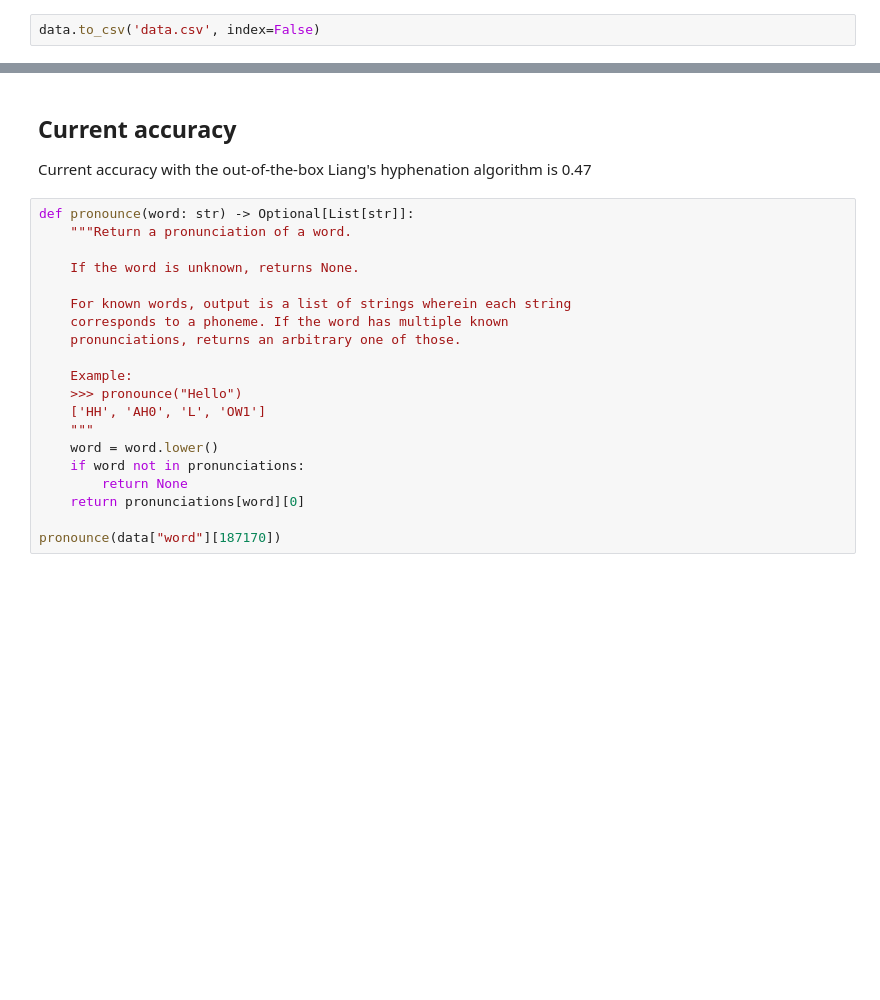
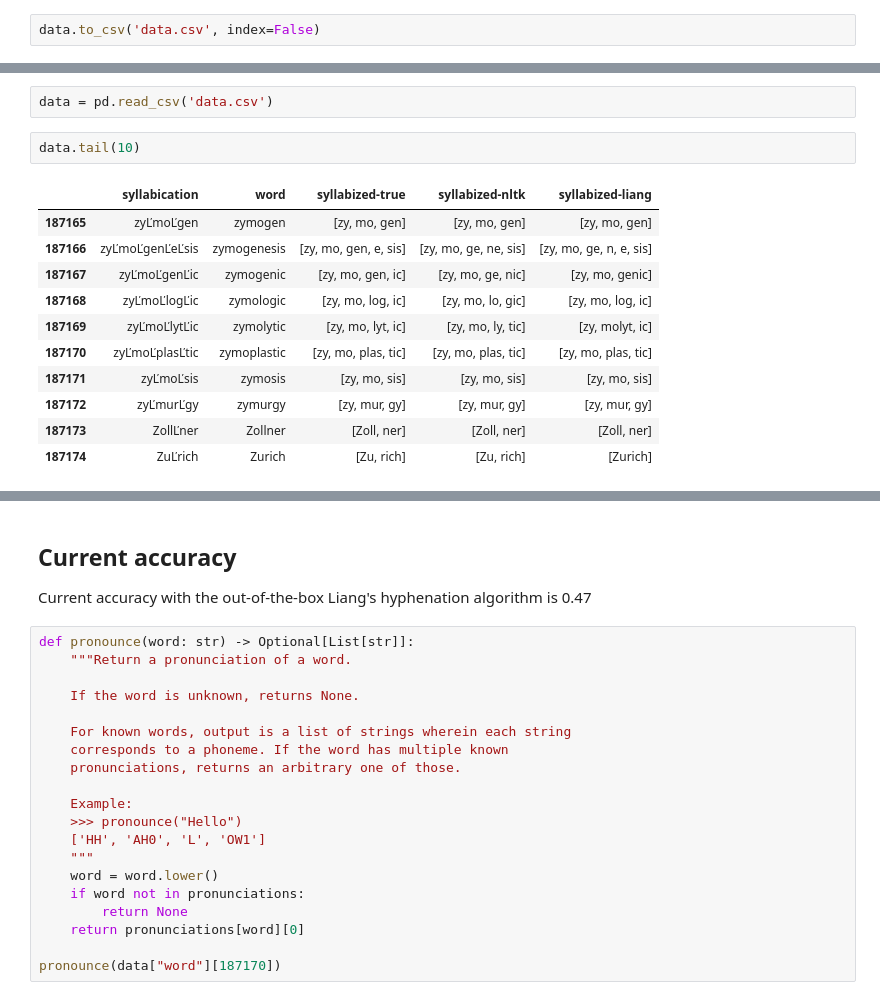
Before and after one commit to TeemuKoivisto/deep-learning-syllabication, a Jupyter notebook: notebooks/nlp-project.ipynb, the cells around one changed output, grey strips where cells are left out. Saved outputs shown, nothing was run; the diff lists cells and outputs as text; blank space fills up the shorter version.

```diff
--- a/notebooks/nlp-project.ipynb
+++ b/notebooks/nlp-project.ipynb
@@ -75,0 +104,16 @@ print(acc)
+# %%
+data = pd.read_csv('data.csv')
+# %%
+data.tail(10)
+# %% [output]
+|  | syllabication | word | syllabized-true | syllabized-nltk | syllabized-liang |
+| 187165 | zyĽmoĽgen | zymogen | [zy, mo, gen] | [zy, mo, gen] | [zy, mo, gen] |
+| 187166 | zyĽmoĽgenĽeĽsis | zymogenesis | [zy, mo, gen, e, sis] | [zy, mo, ge, ne, sis] | [zy, mo, ge, n, e, sis] |
+| 187167 | zyĽmoĽgenĽic | zymogenic | [zy, mo, gen, ic] | [zy, mo, ge, nic] | [zy, mo, genic] |
+| 187168 | zyĽmoĽlogĽic | zymologic | [zy, mo, log, ic] | [zy, mo, lo, gic] | [zy, mo, log, ic] |
+| 187169 | zyĽmoĽlytĽic | zymolytic | [zy, mo, lyt, ic] | [zy, mo, ly, tic] | [zy, molyt, ic] |
+| 187170 | zyĽmoĽplasĽtic | zymoplastic | [zy, mo, plas, tic] | [zy, mo, plas, tic] | [zy, mo, plas, tic] |
+| 187171 | zyĽmoĽsis | zymosis | [zy, mo, sis] | [zy, mo, sis] | [zy, mo, sis] |
+| 187172 | zyĽmurĽgy | zymurgy | [zy, mur, gy] | [zy, mur, gy] | [zy, mur, gy] |
+| 187173 | ZollĽner | Zollner | [Zoll, ner] | [Zoll, ner] | [Zoll, ner] |
+| 187174 | ZuĽrich | Zurich | [Zu, rich] | [Zu, rich] | [Zurich] |
```
Also changed, not shown: parts of 21 cells of this notebook, 1 other file.
